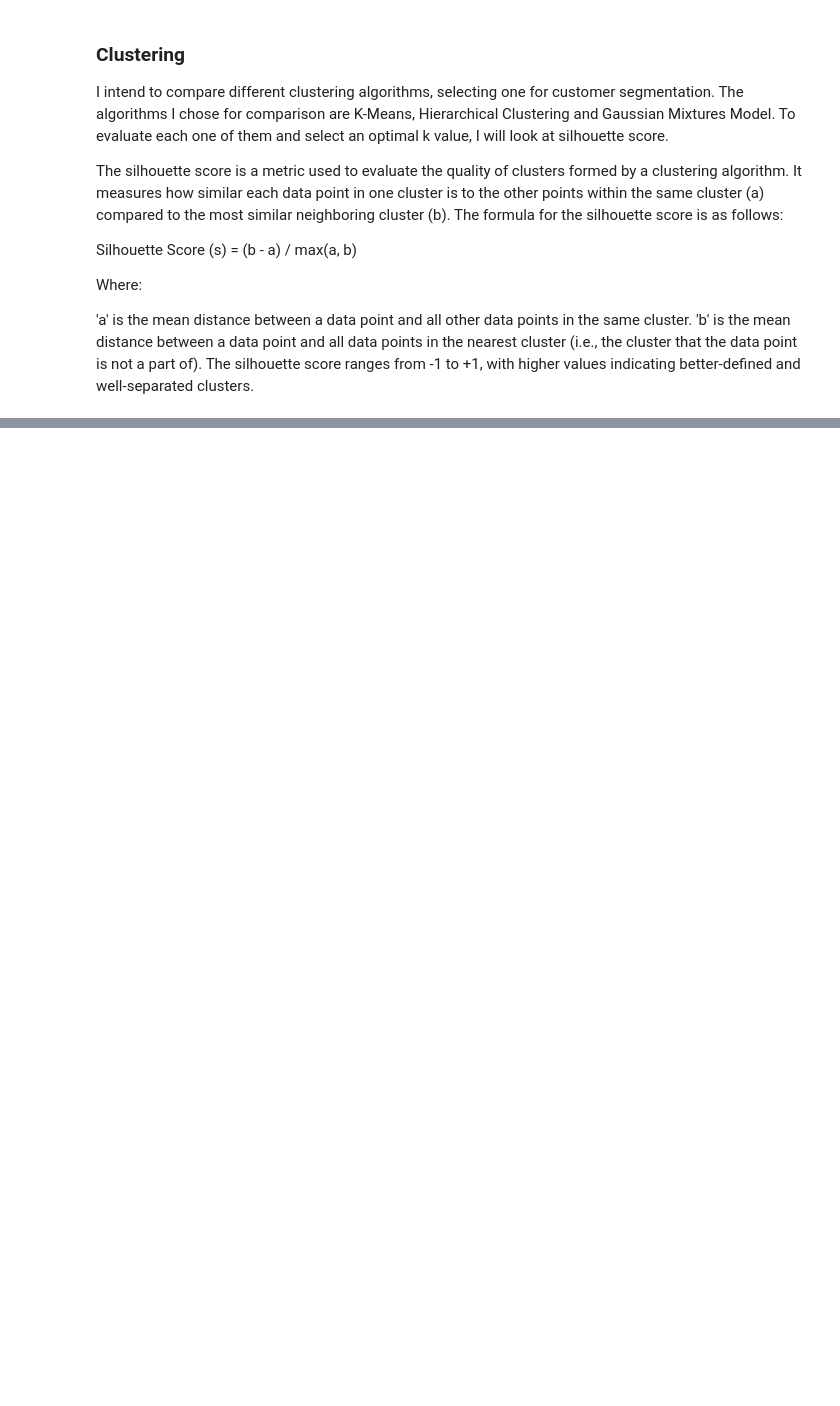
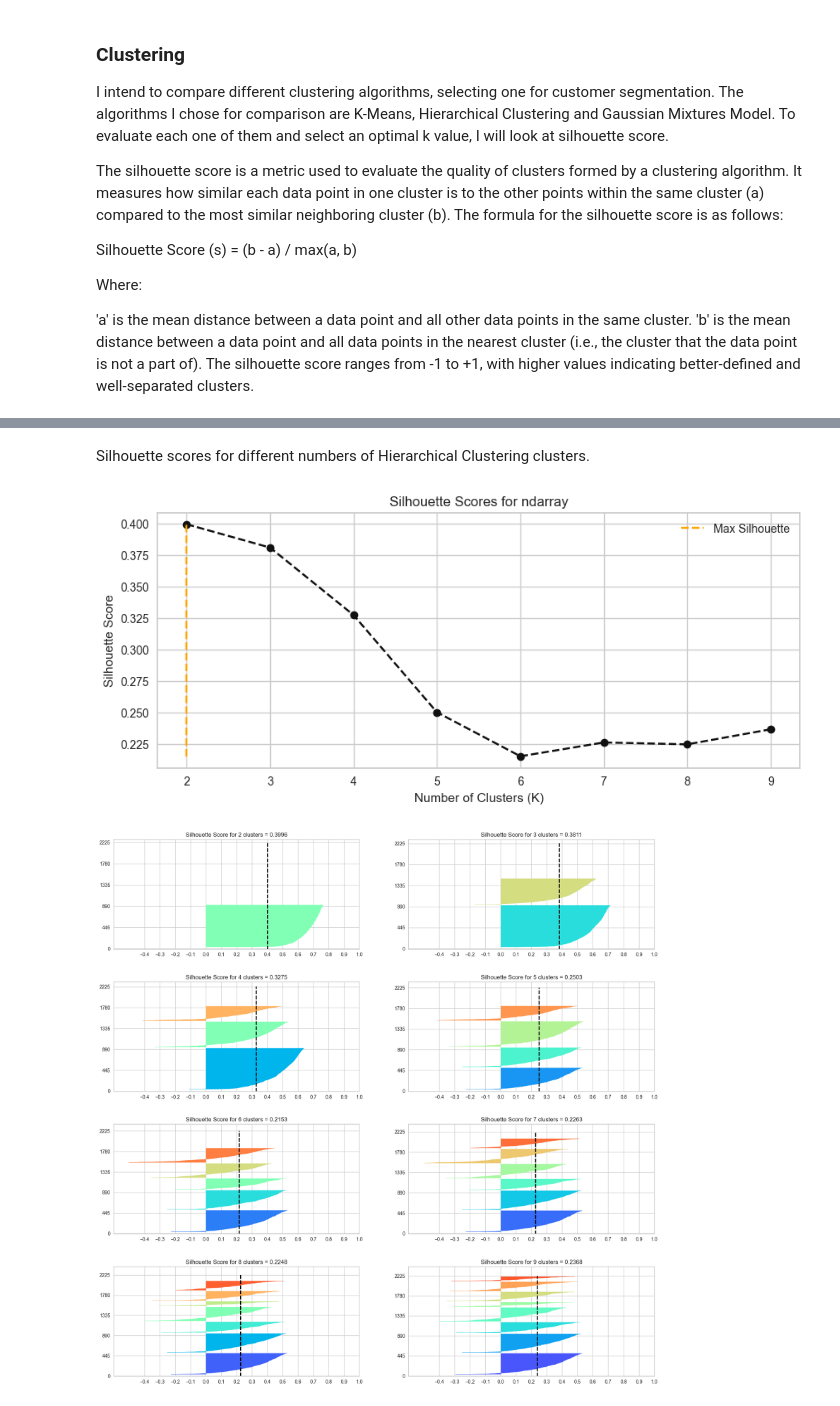
Before and after one commit to allmeidaapedro/Customer-Segmentation-Retail, a Jupyter notebook: notebooks/modelling.ipynb, the cells around one changed output, grey strips where cells are left out. Drawn from its saved outputs; the diff is of its cells as text; code cells hidden in the pictures; blank space fills up the shorter version.

```diff
--- a/notebooks/modelling.ipynb
+++ b/notebooks/modelling.ipynb
@@ -215,0 +228,7 @@ The silhouette score ranges from -1 to +1, with higher values indicating better-
+# %% [markdown]
+Silhouette scores for different numbers of Hierarchical Clustering clusters.
+# %%
+silhouette_analysis(data=df_pca, model=linkage(df_pca))
+# %% [output]
+[figure, added]
+[figure, added]
```
Also changed, not shown: parts of 10 cells of this notebook.
